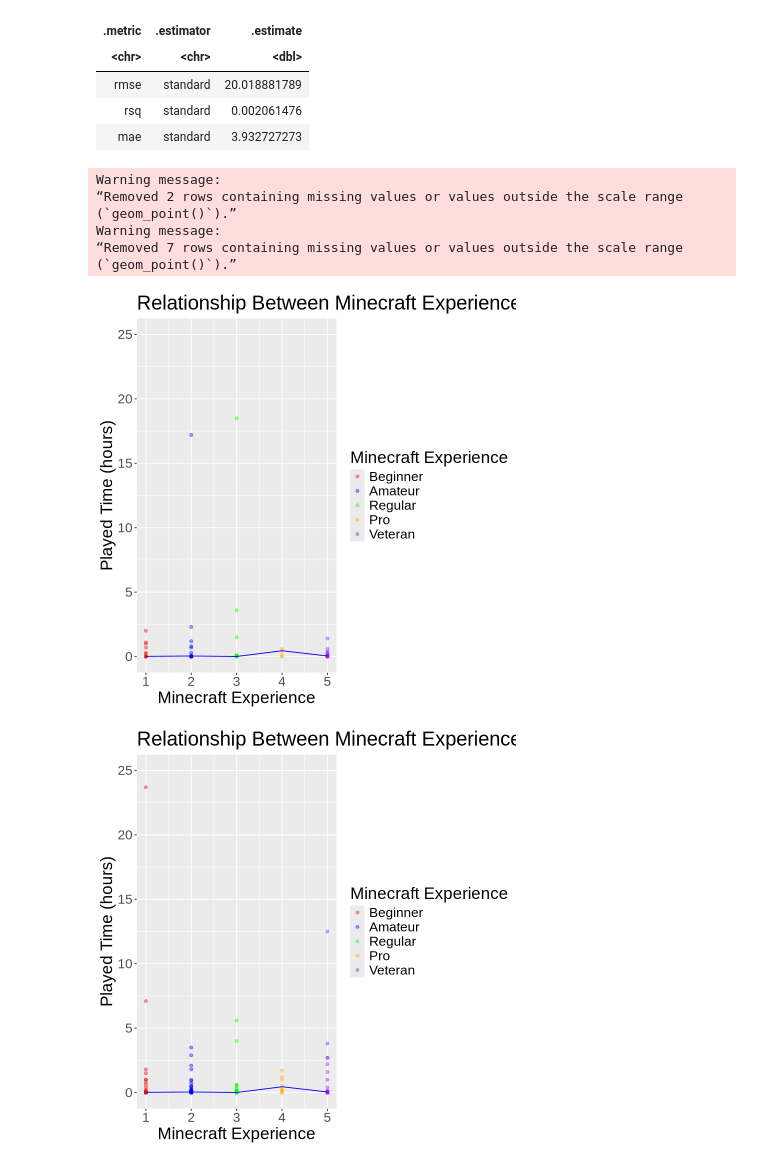
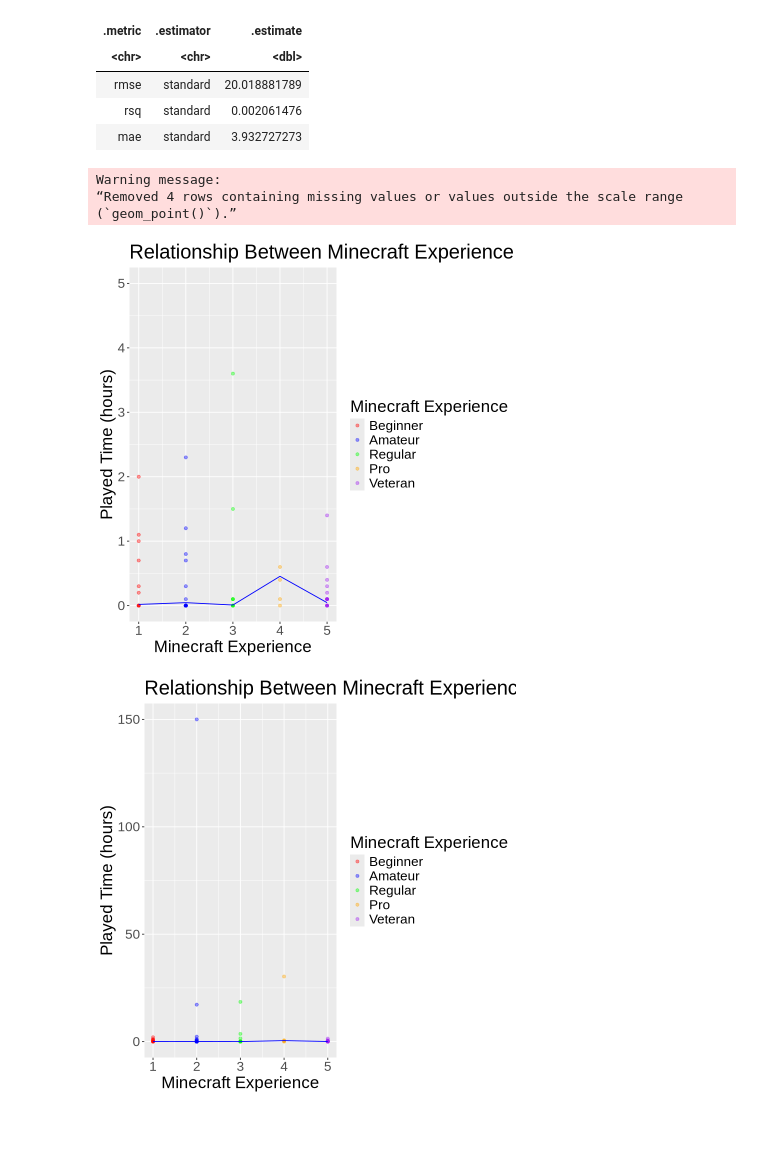
Before and after one commit to Kablosion/DSCI-100-Project, a Jupyter notebook: main_project.ipynb, the cells around one changed output. Cells and saved outputs as stored; diff of their text form; code cells hidden in the pictures; blank space fills up the shorter version.

Commit message:
ex knn on testing

```diff
--- a/main_project.ipynb
+++ b/main_project.ipynb
@@ -331,10 +331,6 @@ A tibble: 3 × 3
 options(repr.plot.width = 7, repr.plot.height = 7)
 
 # your code here
-ex_preds <- ex_best_fit |>
-                  predict(ex_training) |>
-                  bind_cols(ex_training)
-
 ex_preds_test <- ex_best_fit |>
                   predict(ex_testing) |>
                   bind_cols(ex_testing)
@@ -344,45 +340,41 @@ ex_testing_plot <- ggplot(ex_preds_test, aes(x = experience_numeric, y = played_
   xlab("Minecraft Experience") +
   ylab("Played Time (hours)") +
   geom_line(data = ex_preds_test, aes(x = experience_numeric, y = .pred), color = "blue") +
-  ggtitle("Relationship Between Minecraft Experience and Played Time (Testing)") +
+  ggtitle("Relationship Between Minecraft Experience and Played Time") +
   theme(text = element_text(size = 20)) +
-  scale_y_continuous(limits = c(0, 25)) +
+  scale_y_continuous(limits = c(0, 5)) +
   scale_color_manual(
     name = "Minecraft Experience",  # Legend title
     values = c("1" = "red",         # Map dummy values to colors
                "2" = "blue",
                "3" = "green",
                "4" = "orange",
                "5" = "purple"),
     labels = c("Beginner", "Amateur", "Regular", "Pro", "Veteran")  # Legend labels
   )
 
-ex_training_plot <- ggplot(ex_preds, aes(x = experience_numeric, y = played_hours)) +
+ex_plot <- ggplot(ex_preds_test, aes(x = experience_numeric, y = played_hours)) +
   geom_point(aes(color = as.factor(experience_numeric)), alpha = 0.4) +  # Map color to experience_numeric
   xlab("Minecraft Experience") +
   ylab("Played Time (hours)") +
-  geom_line(data = ex_preds, aes(x = experience_numeric, y = .pred), color = "blue") +
-  ggtitle("Relationship Between Minecraft Experience and Played Time") +
+  geom_line(data = ex_preds_test, aes(x = experience_numeric, y = .pred), color = "blue") +
+  ggtitle("Relationship Between Minecraft Experience and Played Time (Testing)") +
   theme(text = element_text(size = 20)) +
-  scale_y_continuous(limits = c(0, 25)) +
   scale_color_manual(
     name = "Minecraft Experience",  # Legend title
     values = c("1" = "red",         # Map dummy values to colors
                "2" = "blue",
                "3" = "green",
                "4" = "orange",
                "5" = "purple"),
     labels = c("Beginner", "Amateur", "Regular", "Pro", "Veteran")  # Legend labels
   )
 
 ex_testing_plot
-ex_training_plot
+ex_plot
 # %% [output]
 Warning message:
-“Removed 2 rows containing missing values or values outside the scale range
+“Removed 4 rows containing missing values or values outside the scale range
 (`geom_point()`).”
-Warning message:
-“Removed 7 rows containing missing values or values outside the scale range
-(`geom_point()`).”
-[figure, old version]
+[figure, new version]
-[figure, old version]
+[figure, new version]
```
